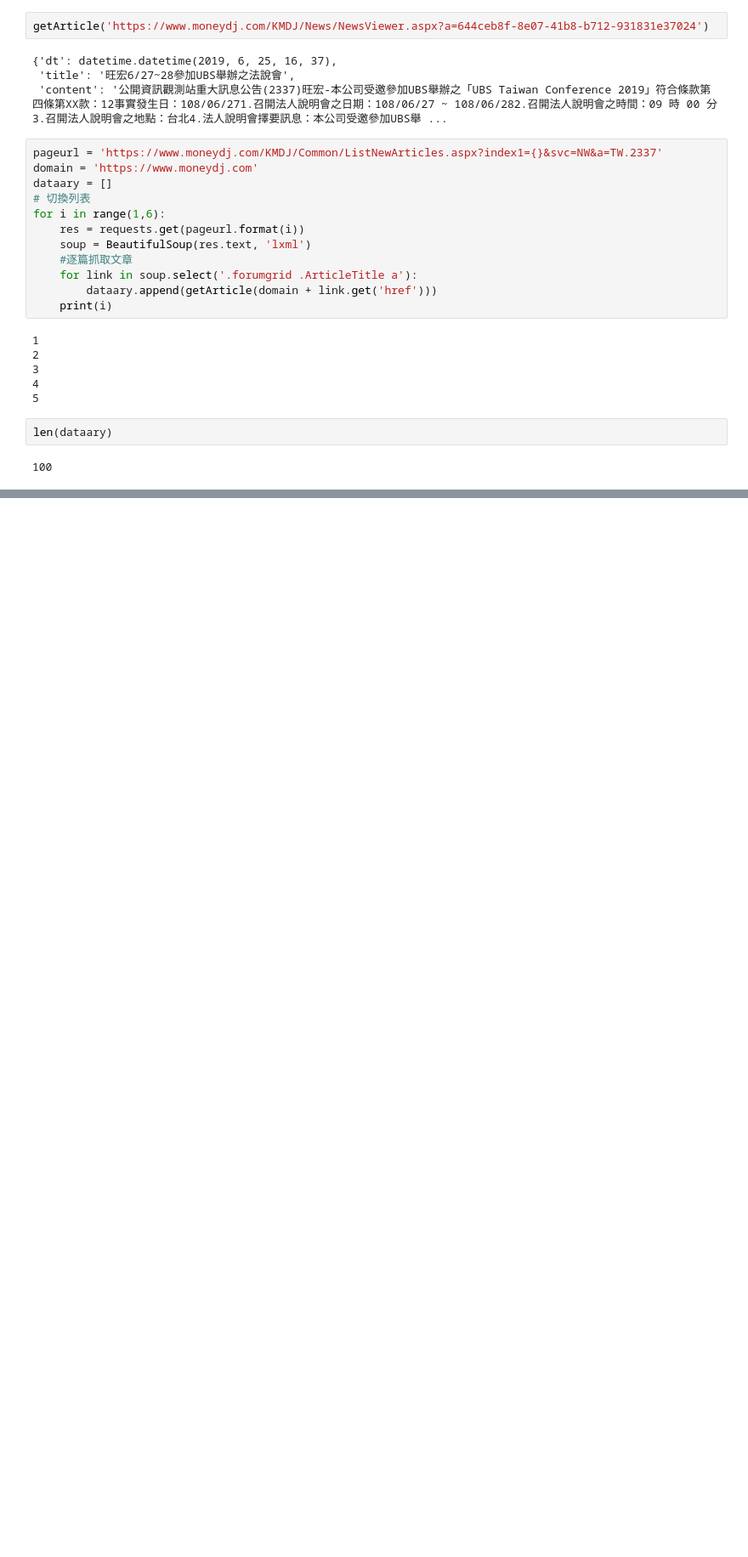
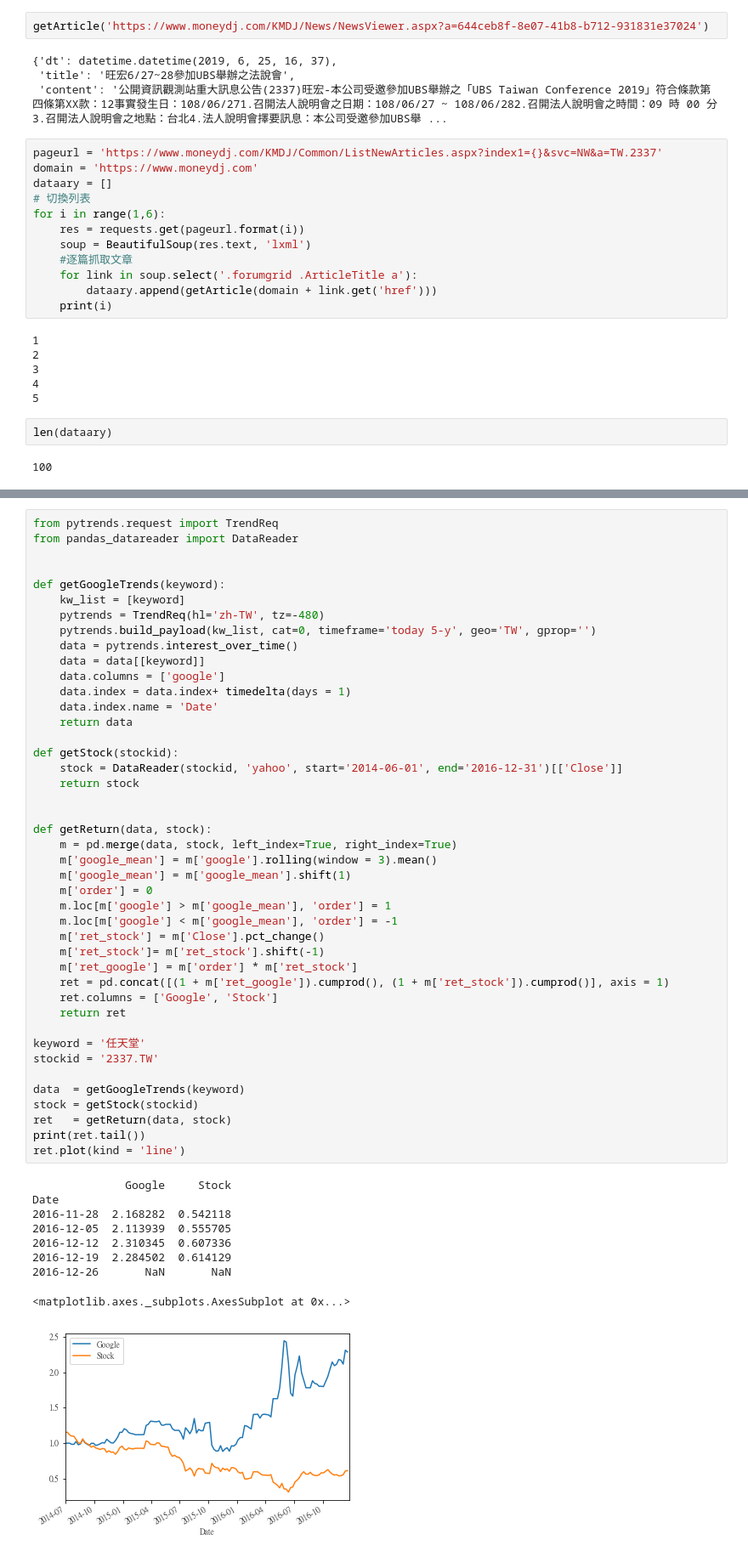
Before and after one commit to ywchiu/financepy, a Jupyter notebook: Demo20190629.ipynb, the cells around one changed output, grey strips where cells are left out. Shown at 85% size. Drawn from its saved outputs; the diff is of its cells as text; blank space fills up the shorter version.

```diff
--- a/Demo20190629.ipynb
+++ b/Demo20190629.ipynb
@@ -985,0 +1026,53 @@ df
+# %%
+from pytrends.request import TrendReq
+from pandas_datareader import DataReader
+
+
+def getGoogleTrends(keyword):
+    kw_list = [keyword]
+    pytrends = TrendReq(hl='zh-TW', tz=-480)
+    pytrends.build_payload(kw_list, cat=0, timeframe='today 5-y', geo='TW', gprop='')
+    data = pytrends.interest_over_time()
+    data = data[[keyword]]
+    data.columns = ['google']
+    data.index = data.index+ timedelta(days = 1)
+    data.index.name = 'Date'
+    return data
+
+def getStock(stockid):
+    stock = DataReader(stockid, 'yahoo', start='2014-06-01', end='2016-12-31')[['Close']]
+    return stock
+
+
+def getReturn(data, stock):
+    m = pd.merge(data, stock, left_index=True, right_index=True)
+    m['google_mean'] = m['google'].rolling(window = 3).mean()
+    m['google_mean'] = m['google_mean'].shift(1)
+    m['order'] = 0
+    m.loc[m['google'] > m['google_mean'], 'order'] = 1
+    m.loc[m['google'] < m['google_mean'], 'order'] = -1
+    m['ret_stock'] = m['Close'].pct_change()
+    m['ret_stock']= m['ret_stock'].shift(-1)
+    m['ret_google'] = m['order'] * m['ret_stock']
+    ret = pd.concat([(1 + m['ret_google']).cumprod(), (1 + m['ret_stock']).cumprod()], axis = 1)
+    ret.columns = ['Google', 'Stock']
+    return ret
+
+keyword = '任天堂'
+stockid = '2337.TW'
+
+data  = getGoogleTrends(keyword)
+stock = getStock(stockid)
+ret   = getReturn(data, stock)
+print(ret.tail())
+ret.plot(kind = 'line')
+# %% [output]
+              Google     Stock
+Date
+2016-11-28  2.168282  0.542118
+2016-12-05  2.113939  0.555705
+2016-12-12  2.310345  0.607336
+2016-12-19  2.284502  0.614129
+2016-12-26       NaN       NaN
+<matplotlib.axes._subplots.AxesSubplot at 0x...>
+[figure, added]
```
Also changed, not shown: parts of 12 cells of this notebook.
